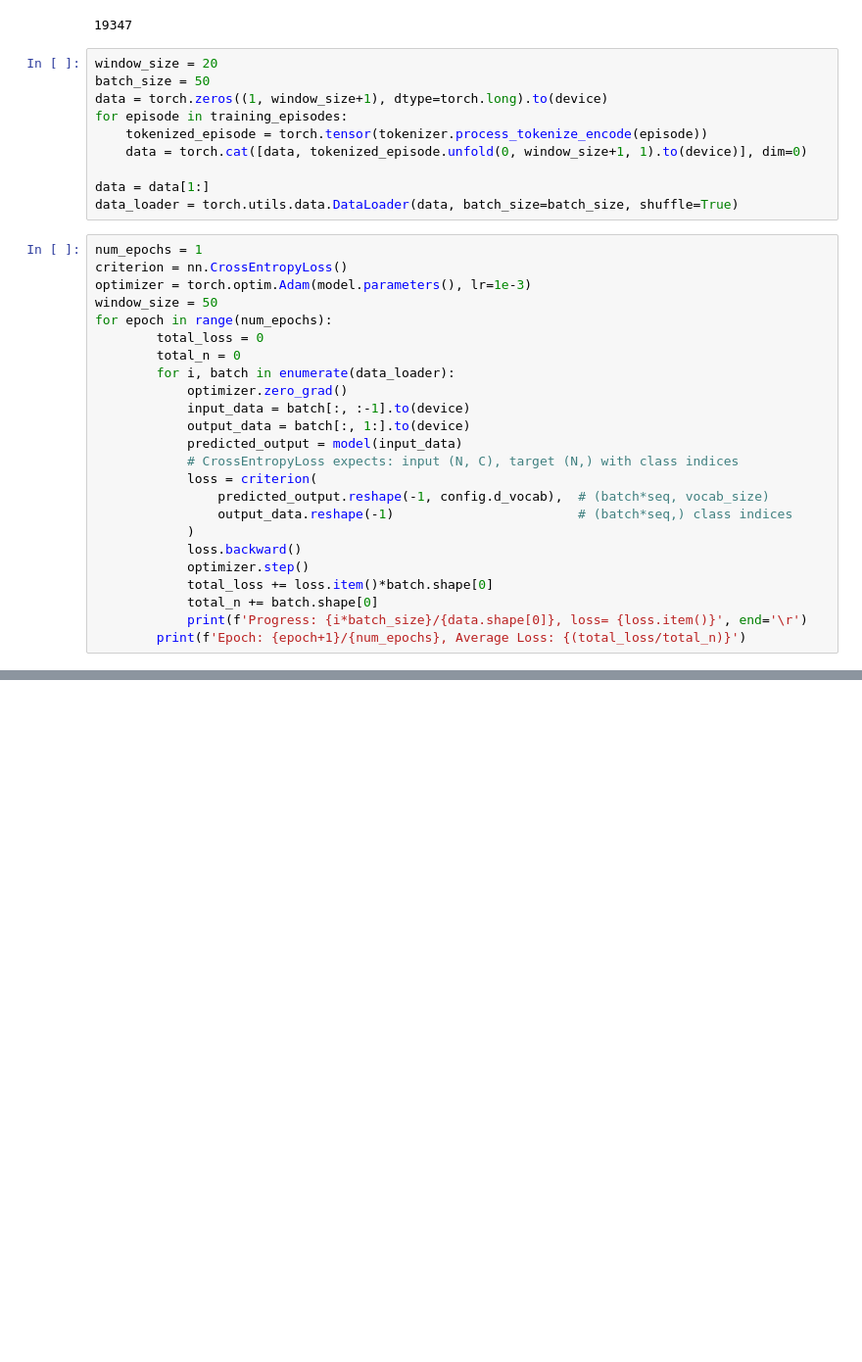
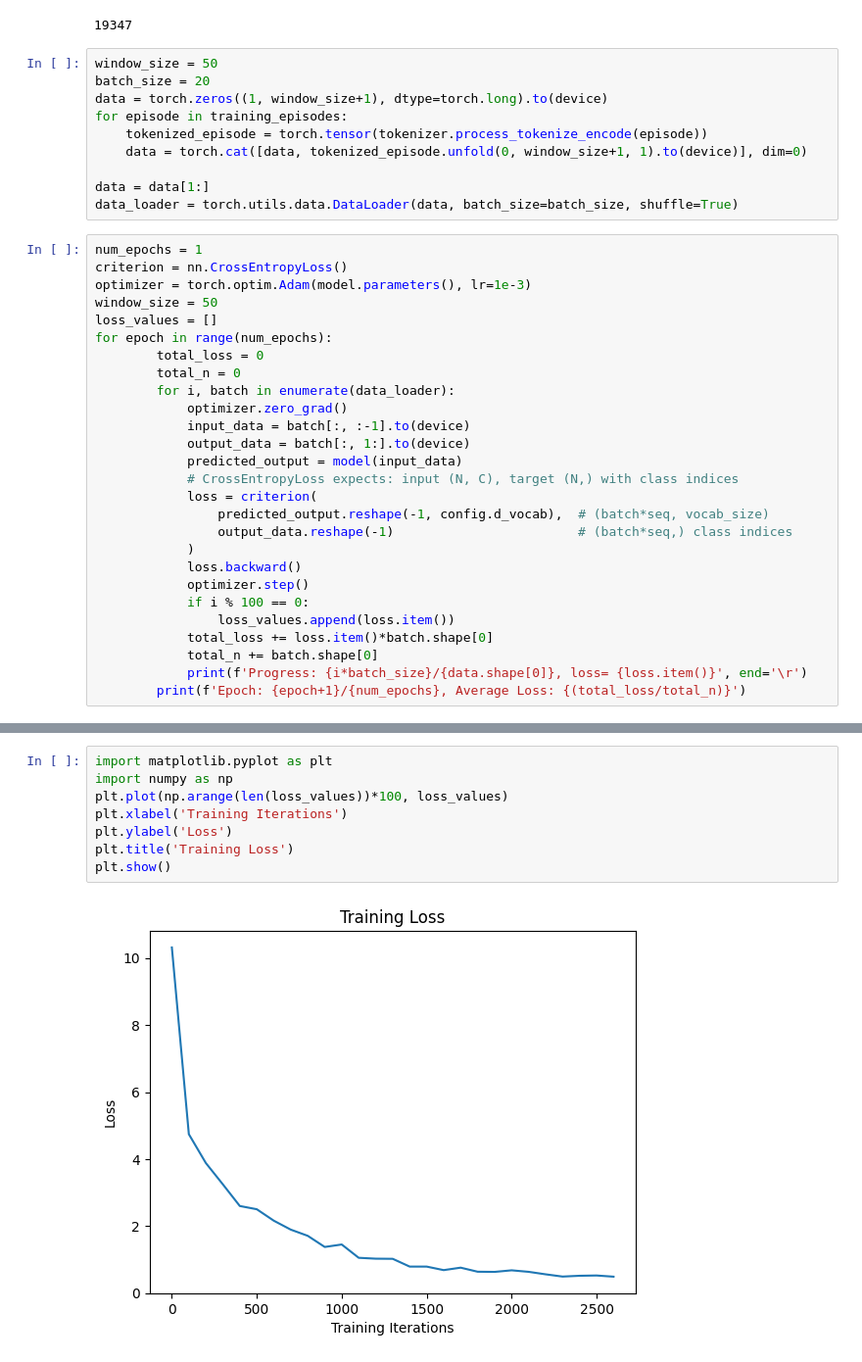
Before and after one commit to stevedillard1/transformer, a Jupyter notebook: train_seinfeld_llm.ipynb, the cells around one changed output, grey strips where cells are left out. Shown at 98% size. Saved outputs shown, nothing was run; the diff lists cells and outputs as text; blank space fills up the shorter version.

```diff
--- a/train_seinfeld_llm.ipynb
+++ b/train_seinfeld_llm.ipynb
@@ -36,8 +42,8 @@ print(len(tokenizer.vocab_arr))
 # %% [output]
 19347
 # %%
-window_size = 20
-batch_size = 50
+window_size = 50
+batch_size = 20
 data = torch.zeros((1, window_size+1), dtype=torch.long).to(device)
 for episode in training_episodes:
     tokenized_episode = torch.tensor(tokenizer.process_tokenize_encode(episode))
@@ -50,6 +56,7 @@ num_epochs = 1
 criterion = nn.CrossEntropyLoss()
 optimizer = torch.optim.Adam(model.parameters(), lr=1e-3)
 window_size = 50
+loss_values = []
 for epoch in range(num_epochs):
         total_loss = 0
         total_n = 0
@@ -65,6 +72,8 @@ for epoch in range(num_epochs):
             )
             loss.backward()
             optimizer.step()
+            if i % 100 == 0:
+                loss_values.append(loss.item())
             total_loss += loss.item()*batch.shape[0]
             total_n += batch.shape[0]
             print(f'Progress: {i*batch_size}/{data.shape[0]}, loss= {loss.item()}', end='\r')
@@ -73,0 +91,10 @@ Epoch: 1/1, Average Loss: 2.8593448574692358447
+# %%
+import matplotlib.pyplot as plt
+import numpy as np
+plt.plot(np.arange(len(loss_values))*100, loss_values)
+plt.xlabel('Training Iterations')
+plt.ylabel('Loss')
+plt.title('Training Loss')
+plt.show()
+# %% [output]
+[figure, added]
```
Also changed, not shown: parts of 13 cells of this notebook, 10 other files.
